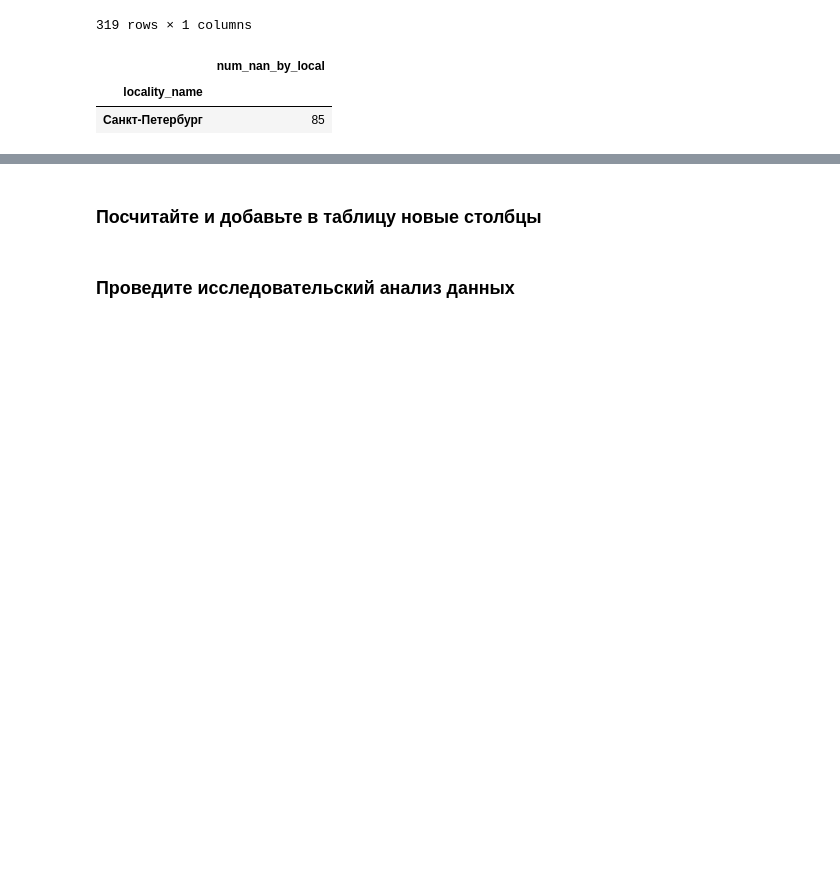
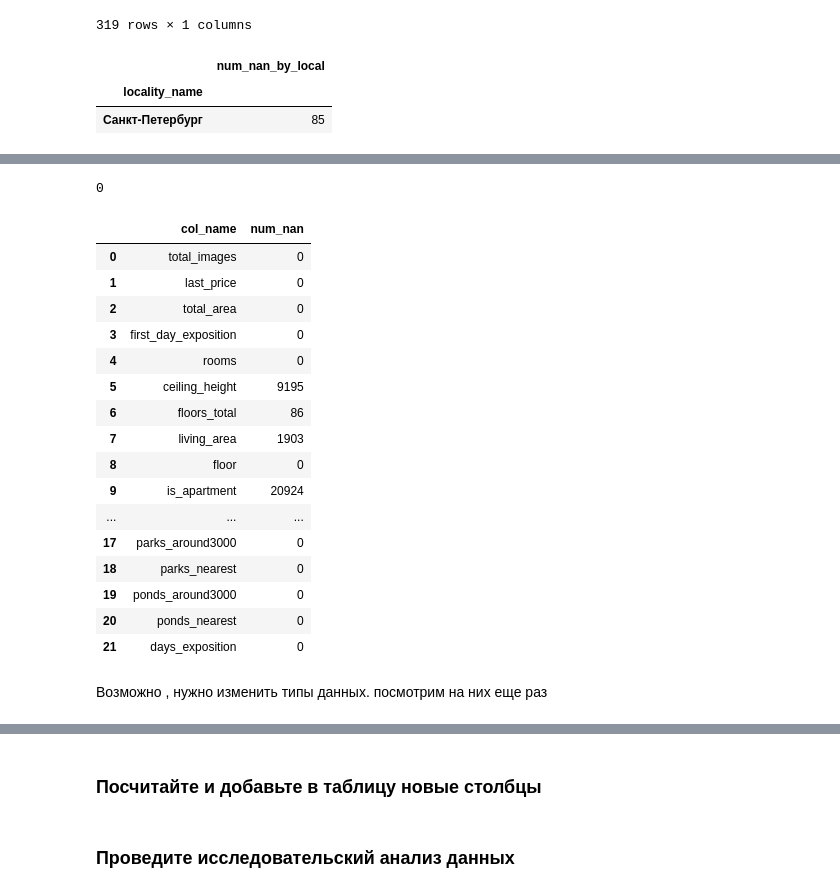
Before and after one commit to anthonypotekhin/studying, a Jupyter notebook: yandex_practicum/data_analysis_research_proj.ipynb, the cells around one changed output, grey strips where cells are left out. Saved outputs shown, nothing was run; the diff lists cells and outputs as text; code cells hidden in the pictures; blank space fills up the shorter version.

```diff
--- a/yandex_practicum/data_analysis_research_proj.ipynb
+++ b/yandex_practicum/data_analysis_research_proj.ipynb
@@ -173,0 +202,5 @@ data[data.airports_nearest.isna()].groupby('locality_name').agg({'total_images':
+# %%
+# проверям, что все пропуски по балконам ушли
+data.balcony.isna().sum()
+# %% [output]
+0
@@ -173,0 +216,25 @@ data[data.airports_nearest.isna()].groupby('locality_name').agg({'total_images':
+# %%
+# проверяем, что все пропуски в столбцах заполнены, кроме оговоренных в выводе выше
+
+data.isna().sum().\
+    reset_index().rename(columns={0: 'num_nan', 'index': 'col_name'})
+# %% [output]
+|  | col_name | num_nan |
+| 0 | total_images | 0 |
+| 1 | last_price | 0 |
+| 2 | total_area | 0 |
+| 3 | first_day_exposition | 0 |
+| 4 | rooms | 0 |
+| 5 | ceiling_height | 9195 |
+| 6 | floors_total | 86 |
+| 7 | living_area | 1903 |
+| 8 | floor | 0 |
+| 9 | is_apartment | 20924 |
+| ... | ... | ... |
+| 17 | parks_around3000 | 0 |
+| 18 | parks_nearest | 0 |
+| 19 | ponds_around3000 | 0 |
+| 20 | ponds_nearest | 0 |
+| 21 | days_exposition | 0 |
+# %% [markdown]
+Возможно , нужно изменить типы данных. посмотрим на них еще раз
```
Also changed, not shown: parts of 24 cells of this notebook.
